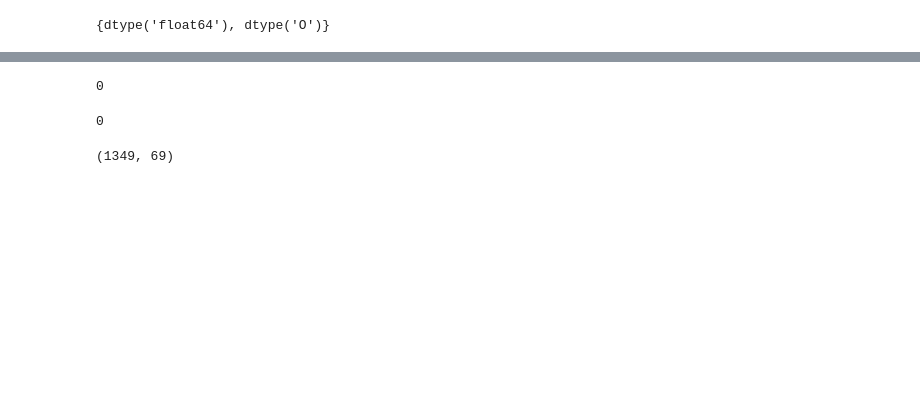
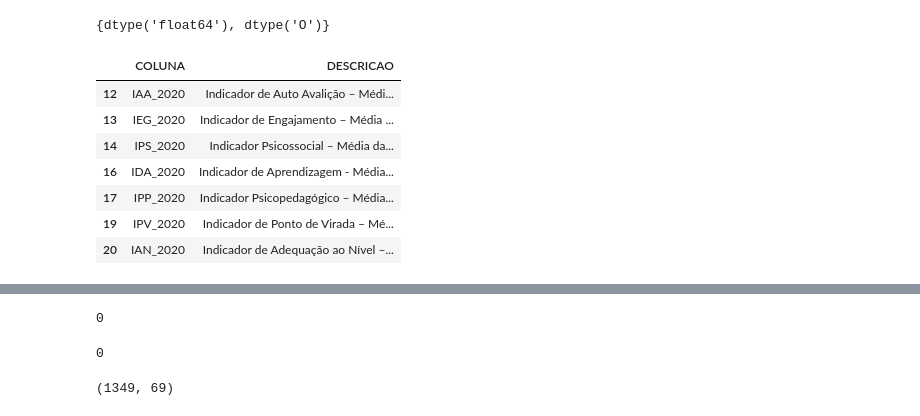
Before and after one commit to jorgeplatero/postech_techchallenge_fase_5, a Jupyter notebook: techchallenge_fase_5.ipynb, the cells around one changed output, grey strips where cells are left out. Saved outputs shown, nothing was run; the diff lists cells and outputs as text; code cells hidden in the pictures; blank space fills up the shorter version.

```diff
--- a/techchallenge_fase_5.ipynb
+++ b/techchallenge_fase_5.ipynb
@@ -135,3 +142,14 @@ memory usage: 727.3+ KB
 set(df.dtypes)
 # %% [output]
 {dtype('float64'), dtype('O')}
+# %%
+dict[dict['COLUNA'].isin(['IAA_2020', 'IEG_2020', 'IPS_2020', 'IDA_2020', 'IPP_2020', 'IPV_2020', 'IAN_2020'])]
+# %% [output]
+|  | COLUNA | DESCRICAO |
+| 12 | IAA_2020 | Indicador de Auto Avalição – Médi... |
+| 13 | IEG_2020 | Indicador de Engajamento – Média ... |
+| 14 | IPS_2020 | Indicador Psicossocial – Média da... |
+| 16 | IDA_2020 | Indicador de Aprendizagem - Média... |
+| 17 | IPP_2020 | Indicador Psicopedagógico – Média... |
+| 19 | IPV_2020 | Indicador de Ponto de Virada – Mé... |
+| 20 | IAN_2020 | Indicador de Adequação ao Nível –... |
```
Also changed, not shown: parts of 6 cells of this notebook, 1 other file.
